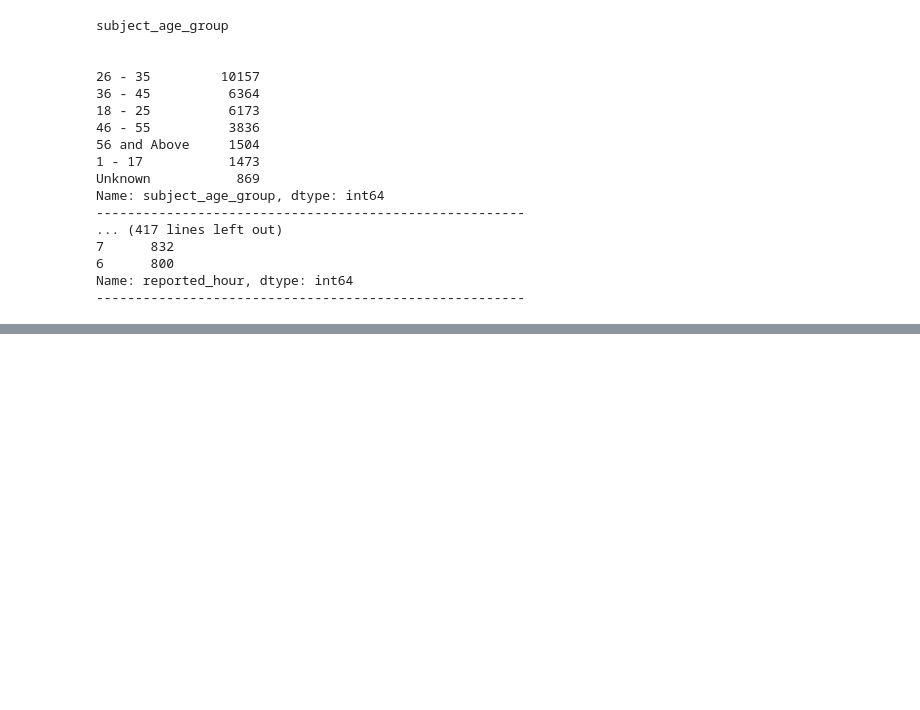
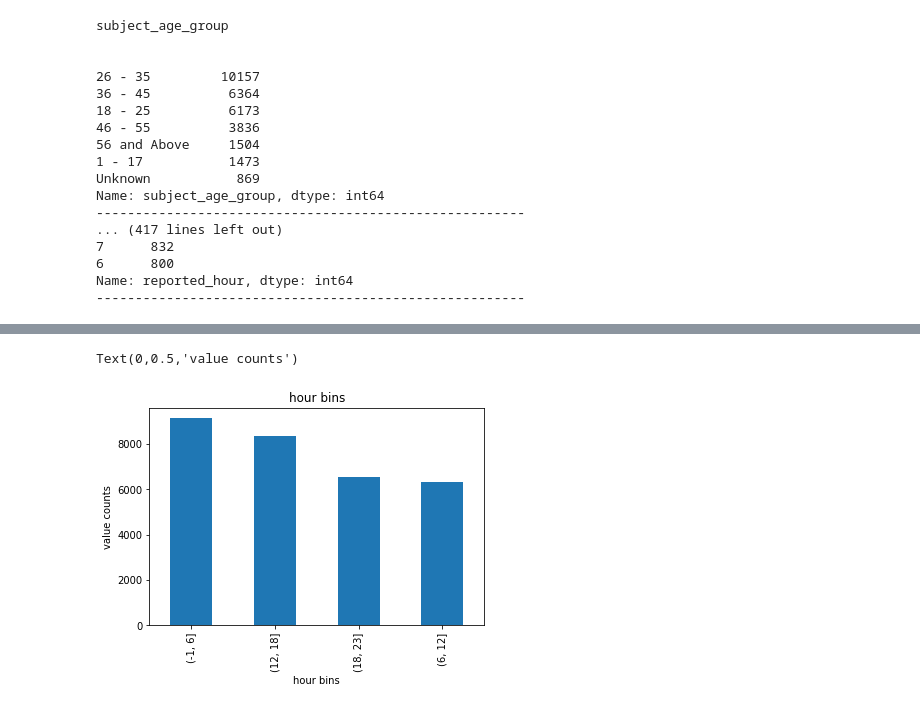
Before and after one commit to bmauss/LogReg_Analysis_of_Terry_Stops, a Jupyter notebook: Obtaining and Scrubbing Data.ipynb, the cells around one changed output, grey strips where cells are left out. Drawn from its saved outputs; the diff is of its cells as text; code cells hidden in the pictures; blank space fills up the shorter version.

```diff
--- a/Obtaining and Scrubbing Data.ipynb
+++ b/Obtaining and Scrubbing Data.ipynb
@@ -747,0 +1064,10 @@ Name: reported_hour, dtype: int64
+# %%
+ddf['dif_race'] = np.nan
+
+for i in range(len(ddf['officer_race'])):
+    if ddf['officer_race'].iloc[i] != ddf['subject_perceived_race'].iloc[i]:
+        ddf['dif_race'].iloc[i] = 'Y'
+    else:
+        ddf['dif_race'].iloc[i] = 'N'
+
+ddf['dif_race'].value_counts()
@@ -747,0 +1089,10 @@ Name: reported_hour, dtype: int64
+# %%
+ddf['dif_gender'] = np.nan
+
+for i in range(len(ddf['officer_gender'])):
+    if ddf['officer_gender'].iloc[i] == ddf['subject_perceived_gender'].iloc[i]:
+        ddf['dif_gender'].iloc[i] = 'N'
+    else:
+        ddf['dif_gender'].iloc[i] = 'Y'
+
+ddf['dif_gender'].value_counts()
@@ -747,0 +1107,10 @@ Name: reported_hour, dtype: int64
+# %%
+ddf['dif_race_gender'] = np.nan
+
+for i in range(len(ddf['dif_race'])):
+    if (ddf['dif_race'].iloc[i] == 0) and (ddf['dif_gender'].iloc[i] == 0):
+        ddf['dif_race_gender'].iloc[i] = 'N'
+    else:
+        ddf['dif_race_gender'].iloc[i] = 'Y'
+
+ddf['dif_race_gender'].value_counts()
@@ -747,0 +1128,15 @@ Name: reported_hour, dtype: int64
+# %%
+import matplotlib.pyplot as plt
+%matplotlib inline
+
+bins = [-1, 6, 12, 18, 23]
+bin_hr = pd.cut(ddf['reported_hour'], bins)
+bin_hr = bin_hr.cat.as_ordered()
+
+bin_hr.value_counts().plot(kind='bar')
+plt.title('hour bins')
+plt.xlabel('hour bins')
+plt.ylabel('value counts')
+# %% [output]
+Text(0,0.5,'value counts')
+[figure, added]
```
Also changed, not shown: parts of 80 cells of this notebook, 2 other files.
